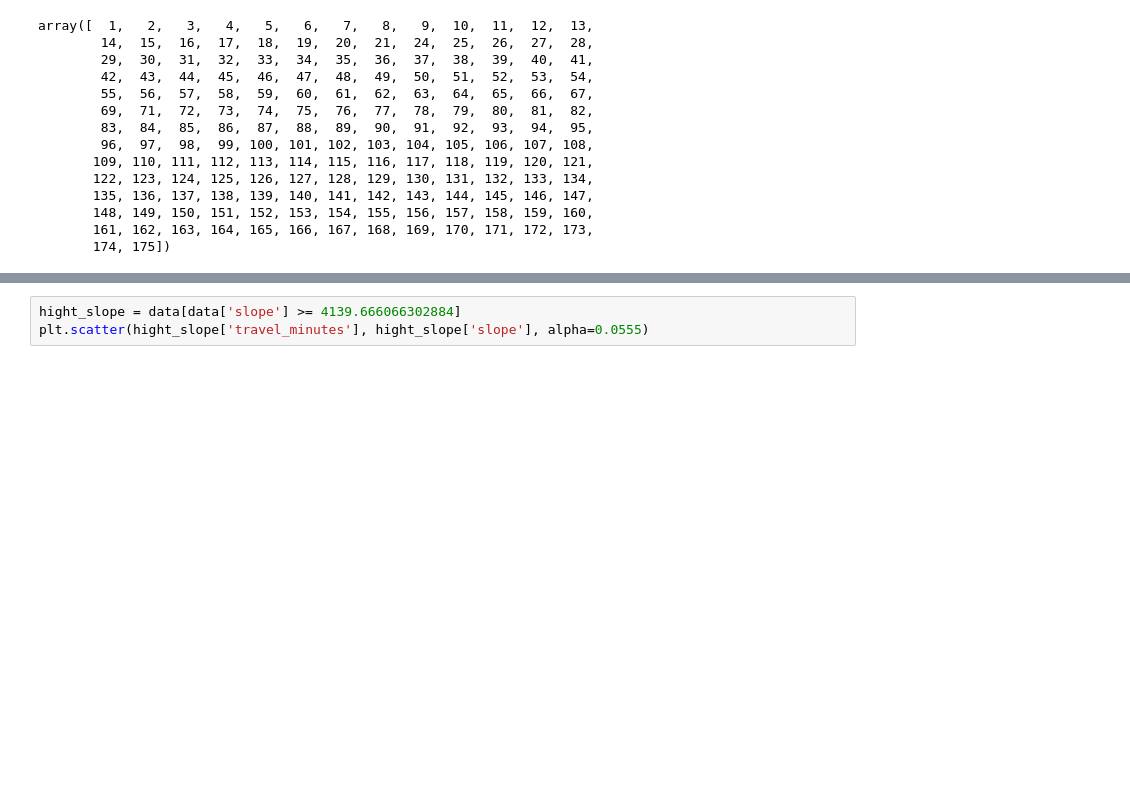
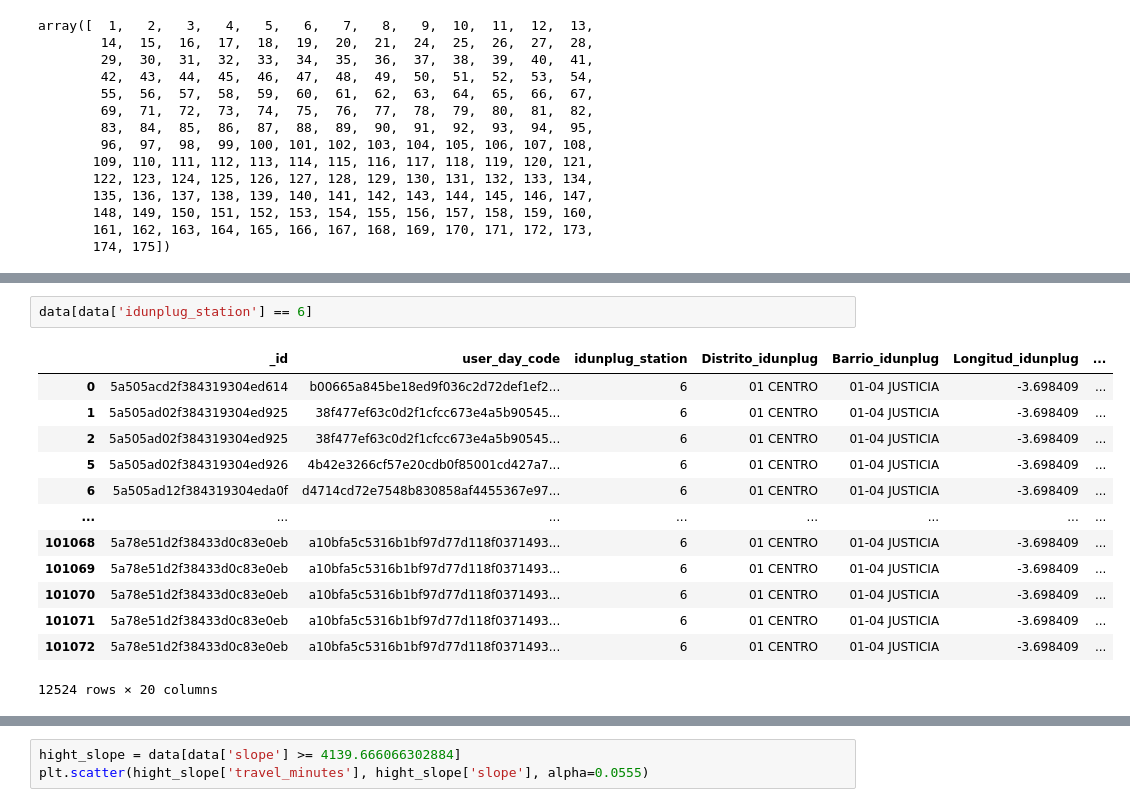
Before and after one commit to rasoco/Master_Data_Science, a Jupyter notebook: TFM/BiciMadProject.ipynb, the cells around one changed output, grey strips where cells are left out. Drawn from its saved outputs; the diff is of its cells as text; blank space fills up the shorter version.

```diff
--- a/TFM/BiciMadProject.ipynb
+++ b/TFM/BiciMadProject.ipynb
@@ -1643,0 +1740,16 @@ list
+# %%
+data[data['idunplug_station'] == 6]
+# %% [output]
+|  | _id | user_day_code | idunplug_station | Distrito_idunplug | Barrio_idunplug | Longitud_idunplug | ... |
+| 0 | 5a505acd2f384319304ed614 | b00665a845be18ed9f036c2d72def1ef2... | 6 | 01 CENTRO | 01-04 JUSTICIA | -3.698409 | ... |
+| 1 | 5a505ad02f384319304ed925 | 38f477ef63c0d2f1cfcc673e4a5b90545... | 6 | 01 CENTRO | 01-04 JUSTICIA | -3.698409 | ... |
+| 2 | 5a505ad02f384319304ed925 | 38f477ef63c0d2f1cfcc673e4a5b90545... | 6 | 01 CENTRO | 01-04 JUSTICIA | -3.698409 | ... |
+| 5 | 5a505ad02f384319304ed926 | 4b42e3266cf57e20cdb0f85001cd427a7... | 6 | 01 CENTRO | 01-04 JUSTICIA | -3.698409 | ... |
+| 6 | 5a505ad12f384319304eda0f | d4714cd72e7548b830858af4455367e97... | 6 | 01 CENTRO | 01-04 JUSTICIA | -3.698409 | ... |
+| ... | ... | ... | ... | ... | ... | ... | ... |
+| 101068 | 5a78e51d2f38433d0c83e0eb | a10bfa5c5316b1bf97d77d118f0371493... | 6 | 01 CENTRO | 01-04 JUSTICIA | -3.698409 | ... |
+| 101069 | 5a78e51d2f38433d0c83e0eb | a10bfa5c5316b1bf97d77d118f0371493... | 6 | 01 CENTRO | 01-04 JUSTICIA | -3.698409 | ... |
+| 101070 | 5a78e51d2f38433d0c83e0eb | a10bfa5c5316b1bf97d77d118f0371493... | 6 | 01 CENTRO | 01-04 JUSTICIA | -3.698409 | ... |
+| 101071 | 5a78e51d2f38433d0c83e0eb | a10bfa5c5316b1bf97d77d118f0371493... | 6 | 01 CENTRO | 01-04 JUSTICIA | -3.698409 | ... |
+| 101072 | 5a78e51d2f38433d0c83e0eb | a10bfa5c5316b1bf97d77d118f0371493... | 6 | 01 CENTRO | 01-04 JUSTICIA | -3.698409 | ... |
+12524 rows × 20 columns
```
Also changed, not shown: parts of 18 cells of this notebook.
